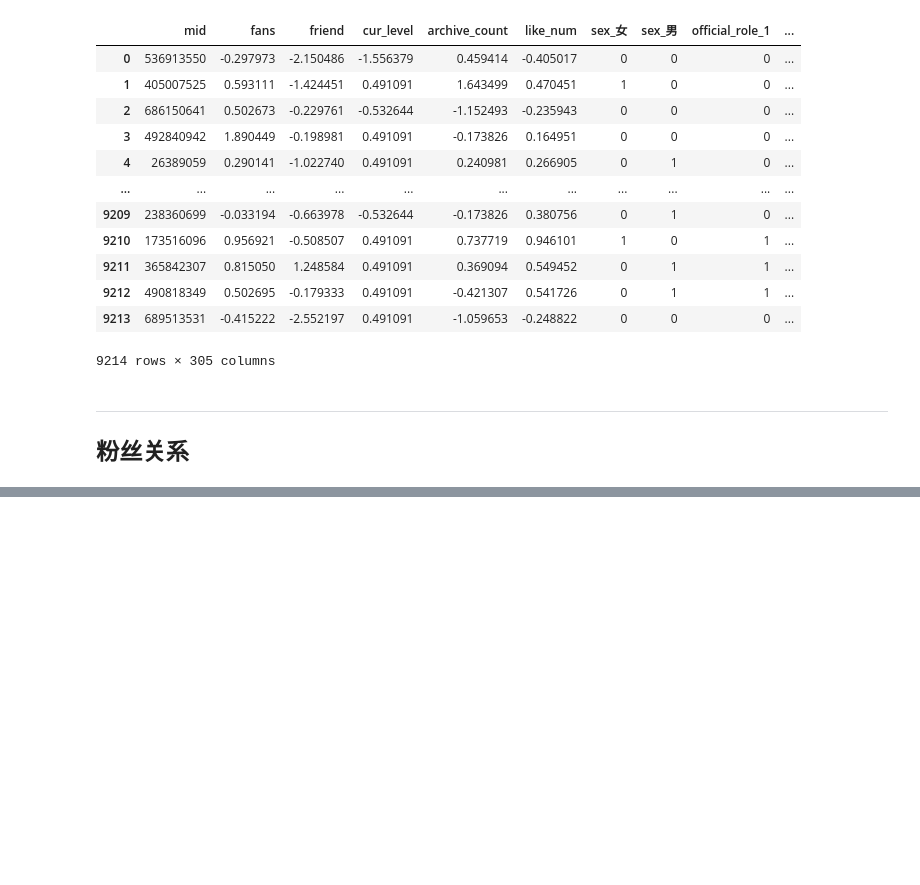
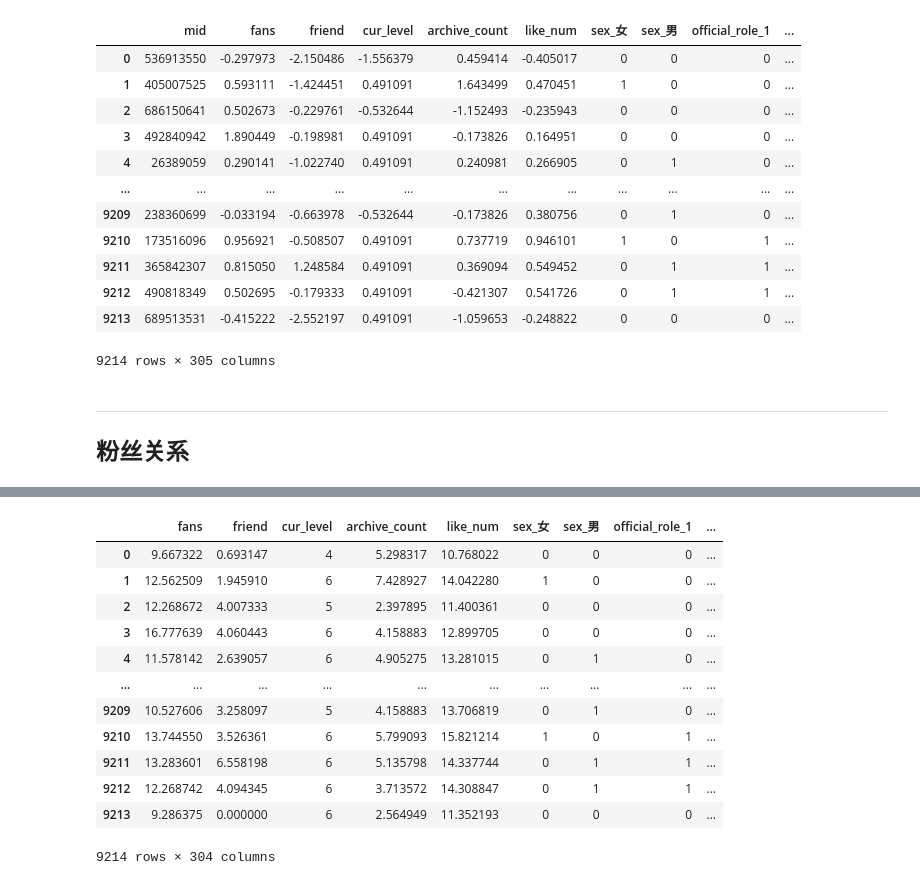
Before and after one commit to XuanlinMao/SocialNetwork, a Jupyter notebook: dataprocess/process.ipynb, the cells around one changed output, grey strips where cells are left out. Drawn from its saved outputs; the diff is of its cells as text; code cells hidden in the pictures; blank space fills up the shorter version.

```diff
--- a/dataprocess/process.ipynb
+++ b/dataprocess/process.ipynb
@@ -481,0 +512,18 @@ adj,_ = process.get_adj()
+# %%
+df_ft.drop(['mid'],inplace=True,axis=1)
+# %%
+df_ft
+# %% [output]
+|  | fans | friend | cur_level | archive_count | like_num | sex_女 | sex_男 | official_role_1 | ... |
+| 0 | 9.667322 | 0.693147 | 4 | 5.298317 | 10.768022 | 0 | 0 | 0 | ... |
+| 1 | 12.562509 | 1.945910 | 6 | 7.428927 | 14.042280 | 1 | 0 | 0 | ... |
+| 2 | 12.268672 | 4.007333 | 5 | 2.397895 | 11.400361 | 0 | 0 | 0 | ... |
+| 3 | 16.777639 | 4.060443 | 6 | 4.158883 | 12.899705 | 0 | 0 | 0 | ... |
+| 4 | 11.578142 | 2.639057 | 6 | 4.905275 | 13.281015 | 0 | 1 | 0 | ... |
+| ... | ... | ... | ... | ... | ... | ... | ... | ... | ... |
+| 9209 | 10.527606 | 3.258097 | 5 | 4.158883 | 13.706819 | 0 | 1 | 0 | ... |
+| 9210 | 13.744550 | 3.526361 | 6 | 5.799093 | 15.821214 | 1 | 0 | 1 | ... |
+| 9211 | 13.283601 | 6.558198 | 6 | 5.135798 | 14.337744 | 0 | 1 | 1 | ... |
+| 9212 | 12.268742 | 4.094345 | 6 | 3.713572 | 14.308847 | 0 | 1 | 1 | ... |
+| 9213 | 9.286375 | 0.000000 | 6 | 2.564949 | 11.352193 | 0 | 0 | 0 | ... |
+9214 rows × 304 columns
```
Also changed, not shown: parts of 11 cells of this notebook, 35 other files.
